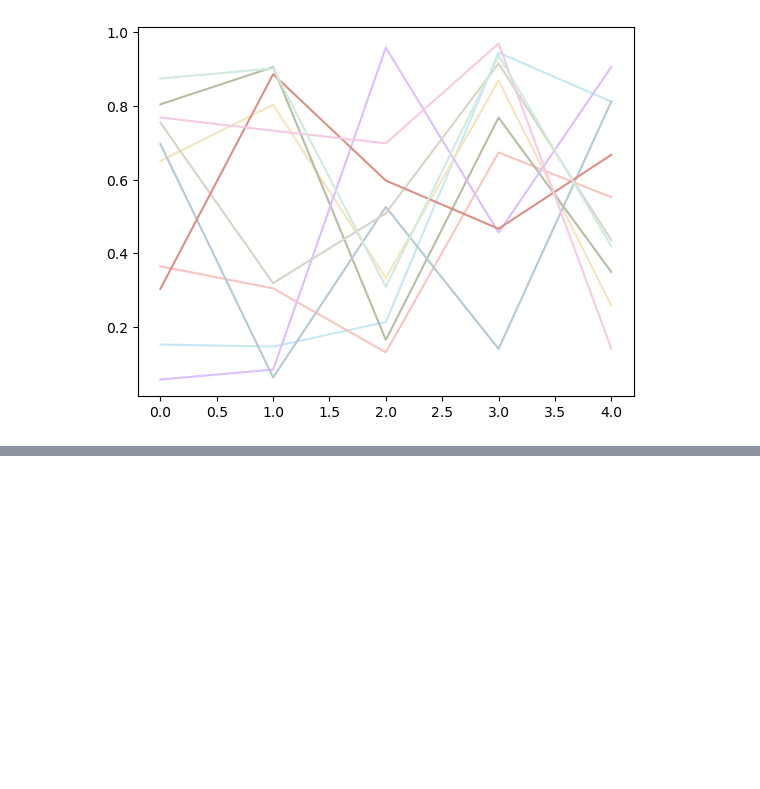
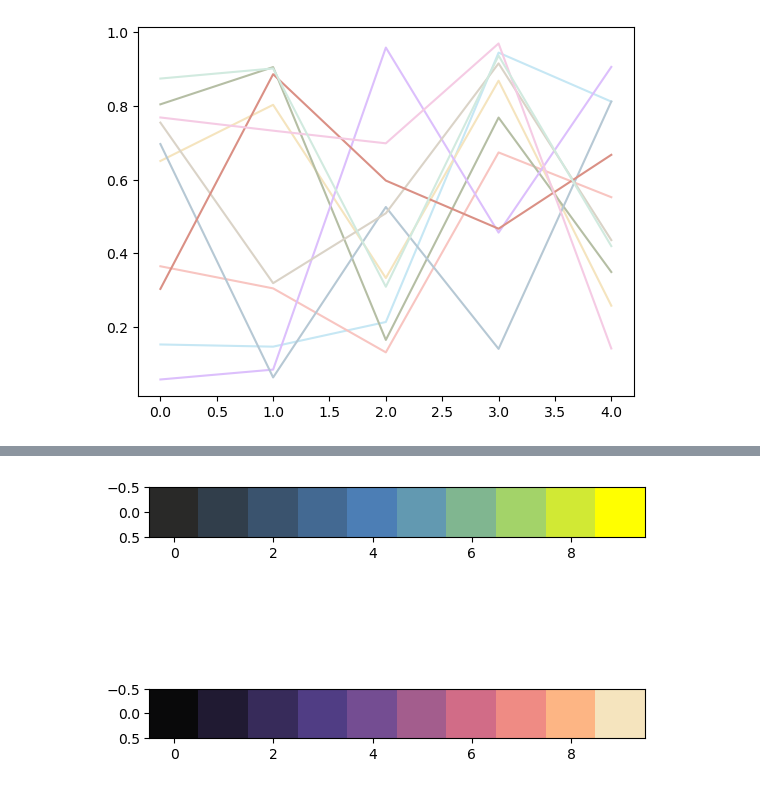
Before and after one commit to Arcadia-Science/arcadia-pycolor, a Jupyter notebook: notebooks/import_test.ipynb, the cells around one changed output, grey strips where cells are left out. Saved outputs shown, nothing was run; the diff lists cells and outputs as text; code cells hidden in the pictures; blank space fills up the shorter version.

```diff
--- a/notebooks/import_test.ipynb
+++ b/notebooks/import_test.ipynb
@@ -81,0 +84,10 @@ apc.randspline_colortest('arcadia:LightOrdered', 12)
+# %%
+data = [[1, 2, 3, 4, 5, 6, 7, 8, 9, 10]]
+fig, (ax1, ax2) = plt.subplots(nrows=2)
+
+ax1.imshow(data, cmap='arcadia:viridis')
+ax2.imshow(data, cmap='arcadia:magma')
+
+plt.show()
+# %% [output]
+[figure, added]
```
Also changed, not shown: parts of 3 cells of this notebook, 8 other files.
